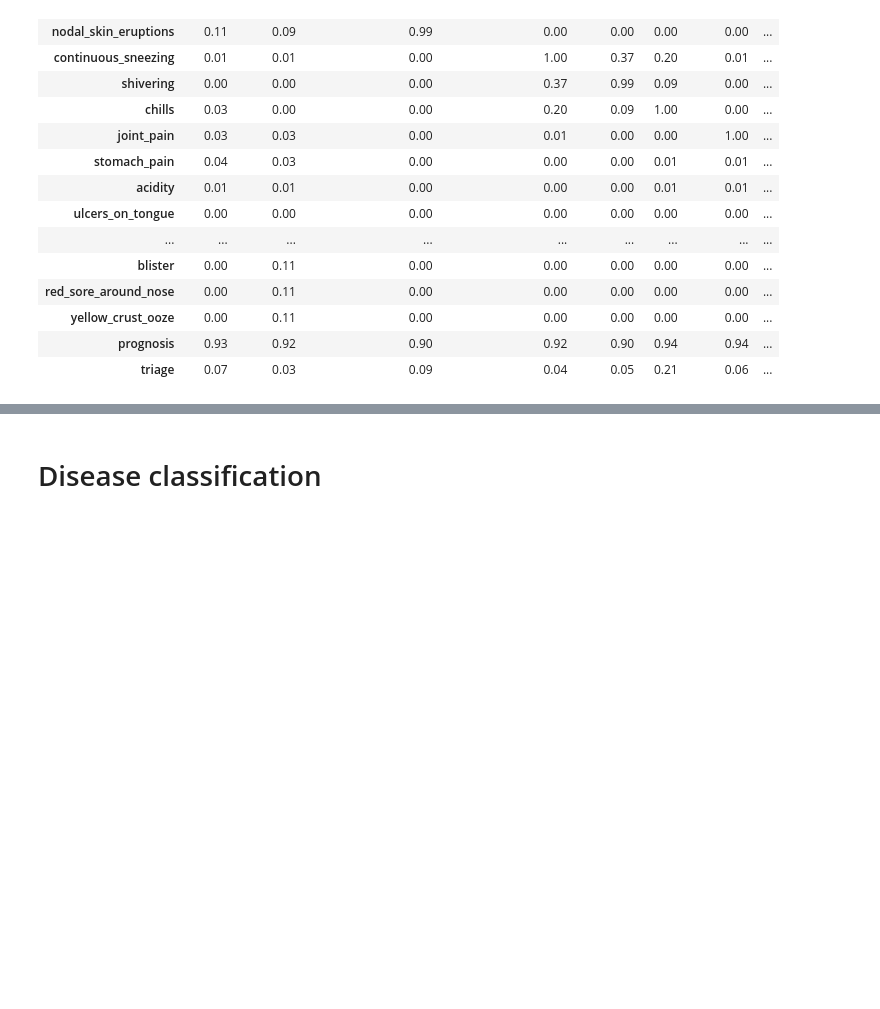
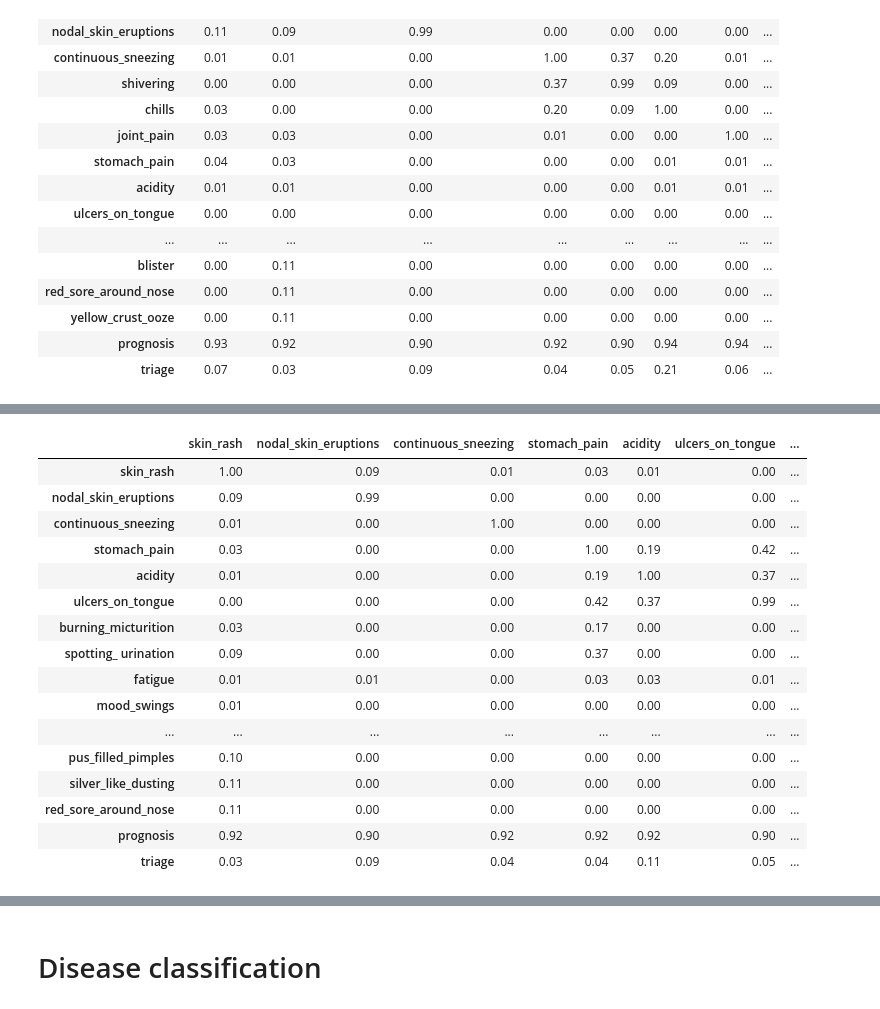
Before and after one commit to PaulButler8/springboard, a Jupyter notebook: Capstone 2/2nd Capstone with Kramers V.ipynb, the cells around one changed output, grey strips where cells are left out. Saved outputs shown, nothing was run; the diff lists cells and outputs as text; code cells hidden in the pictures; blank space fills up the shorter version.

```diff
--- a/Capstone 2/2nd Capstone with Kramers V.ipynb
+++ b/Capstone 2/2nd Capstone with Kramers V.ipynb
@@ -400,0 +457,20 @@ df
+# %%
+df
+# %% [output]
+|  | skin_rash | nodal_skin_eruptions | continuous_sneezing | stomach_pain | acidity | ulcers_on_tongue | ... |
+| skin_rash | 1.00 | 0.09 | 0.01 | 0.03 | 0.01 | 0.00 | ... |
+| nodal_skin_eruptions | 0.09 | 0.99 | 0.00 | 0.00 | 0.00 | 0.00 | ... |
+| continuous_sneezing | 0.01 | 0.00 | 1.00 | 0.00 | 0.00 | 0.00 | ... |
+| stomach_pain | 0.03 | 0.00 | 0.00 | 1.00 | 0.19 | 0.42 | ... |
+| acidity | 0.01 | 0.00 | 0.00 | 0.19 | 1.00 | 0.37 | ... |
+| ulcers_on_tongue | 0.00 | 0.00 | 0.00 | 0.42 | 0.37 | 0.99 | ... |
+| burning_micturition | 0.03 | 0.00 | 0.00 | 0.17 | 0.00 | 0.00 | ... |
+| spotting_ urination | 0.09 | 0.00 | 0.00 | 0.37 | 0.00 | 0.00 | ... |
+| fatigue | 0.01 | 0.01 | 0.00 | 0.03 | 0.03 | 0.01 | ... |
+| mood_swings | 0.01 | 0.00 | 0.00 | 0.00 | 0.00 | 0.00 | ... |
+| ... | ... | ... | ... | ... | ... | ... | ... |
+| pus_filled_pimples | 0.10 | 0.00 | 0.00 | 0.00 | 0.00 | 0.00 | ... |
+| silver_like_dusting | 0.11 | 0.00 | 0.00 | 0.00 | 0.00 | 0.00 | ... |
+| red_sore_around_nose | 0.11 | 0.00 | 0.00 | 0.00 | 0.00 | 0.00 | ... |
+| prognosis | 0.92 | 0.90 | 0.92 | 0.92 | 0.92 | 0.90 | ... |
+| triage | 0.03 | 0.09 | 0.04 | 0.04 | 0.11 | 0.05 | ... |
```
Also changed, not shown: parts of 22 cells of this notebook.
